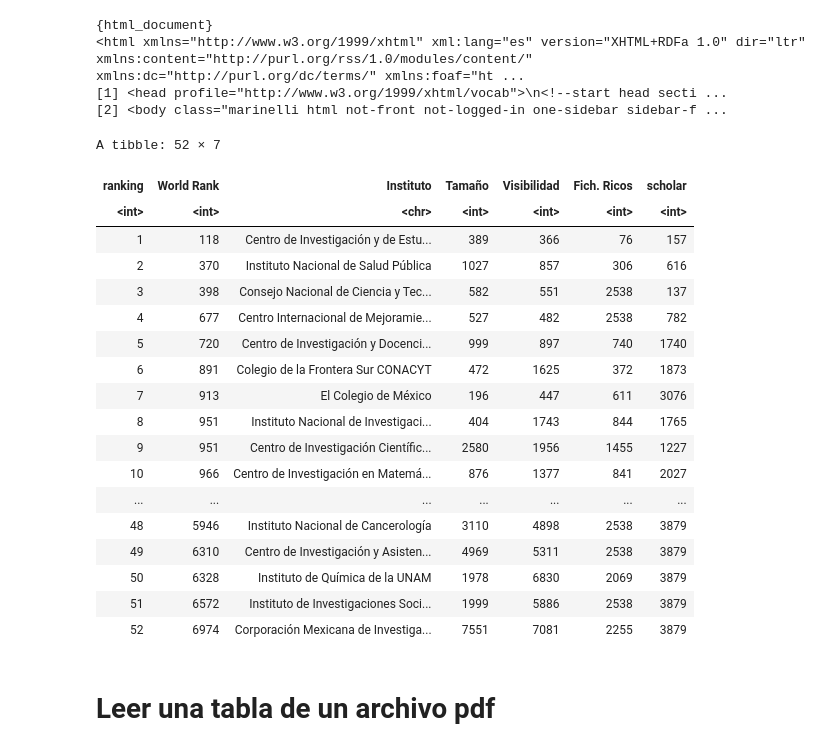
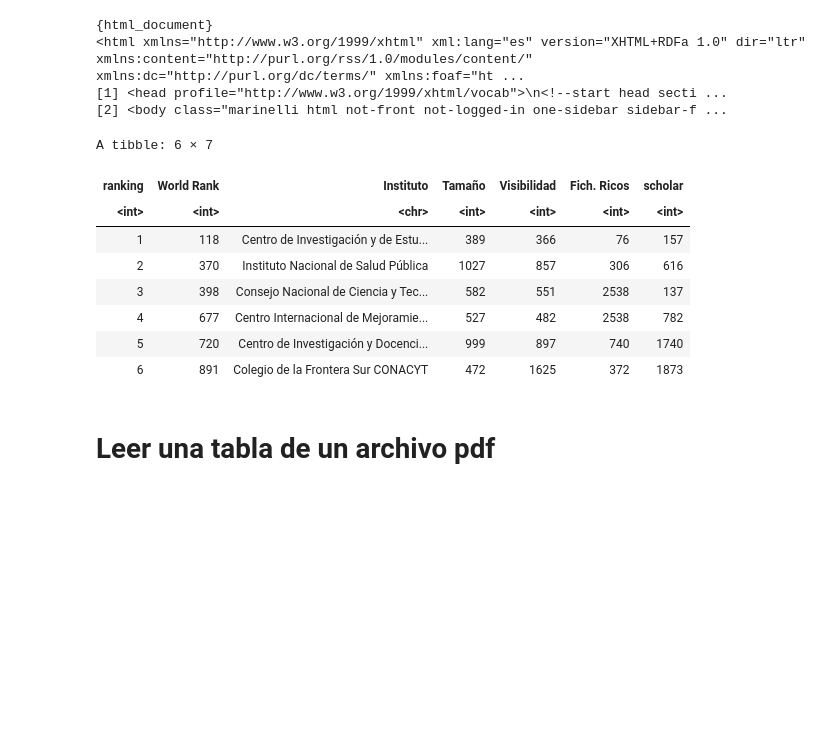
Before and after one commit to JulioCesarMS/R_course, a Jupyter notebook: 5.- Lectura de datos.ipynb, the cells around one changed output. Drawn from its saved outputs; the diff is of its cells as text; code cells hidden in the pictures; blank space fills up the shorter version.

```diff
--- a/5.- Lectura de datos.ipynb
+++ b/5.- Lectura de datos.ipynb
@@ -239,27 +303,17 @@ page
 [2] <body class="marinelli html not-front not-logged-in one-sidebar sidebar-f ...
 # %%
 table <- html_table(page, fill = TRUE)
-head(table)
+head(table[[1]])
 # %% [output]
-A tibble: 52 × 7
+A tibble: 6 × 7
 | ranking | World Rank | Instituto | Tamaño | Visibilidad | Fich. Ricos | scholar |
 | <int> | <int> | <chr> | <int> | <int> | <int> | <int> |
 | 1 | 118 | Centro de Investigación y de Estu... | 389 | 366 | 76 | 157 |
 | 2 | 370 | Instituto Nacional de Salud Pública | 1027 | 857 | 306 | 616 |
 | 3 | 398 | Consejo Nacional de Ciencia y Tec... | 582 | 551 | 2538 | 137 |
 | 4 | 677 | Centro Internacional de Mejoramie... | 527 | 482 | 2538 | 782 |
 | 5 | 720 | Centro de Investigación y Docenci... | 999 | 897 | 740 | 1740 |
 | 6 | 891 | Colegio de la Frontera Sur CONACYT | 472 | 1625 | 372 | 1873 |
-| 7 | 913 | El Colegio de México | 196 | 447 | 611 | 3076 |
-| 8 | 951 | Instituto Nacional de Investigaci... | 404 | 1743 | 844 | 1765 |
-| 9 | 951 | Centro de Investigación Científic... | 2580 | 1956 | 1455 | 1227 |
-| 10 | 966 | Centro de Investigación en Matemá... | 876 | 1377 | 841 | 2027 |
-| ... | ... | ... | ... | ... | ... | ... |
-| 48 | 5946 | Instituto Nacional de Cancerología | 3110 | 4898 | 2538 | 3879 |
-| 49 | 6310 | Centro de Investigación y Asisten... | 4969 | 5311 | 2538 | 3879 |
-| 50 | 6328 | Instituto de Química de la UNAM | 1978 | 6830 | 2069 | 3879 |
-| 51 | 6572 | Instituto de Investigaciones Soci... | 1999 | 5886 | 2538 | 3879 |
-| 52 | 6974 | Corporación Mexicana de Investiga... | 7551 | 7081 | 2255 | 3879 |
 # %% [markdown]
 # **Leer una tabla de un archivo pdf**
 # %%
```
Also changed, not shown: parts of 21 cells of this notebook.
